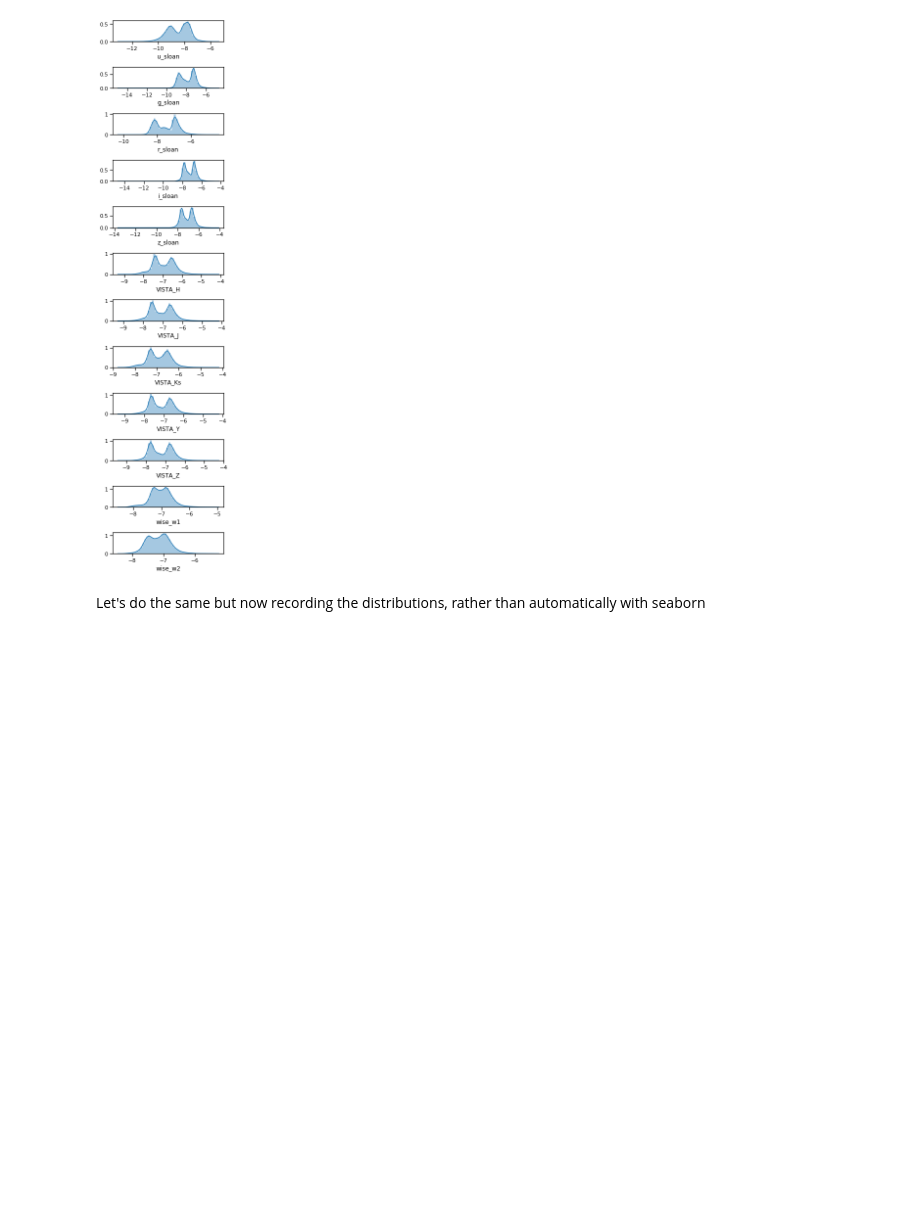
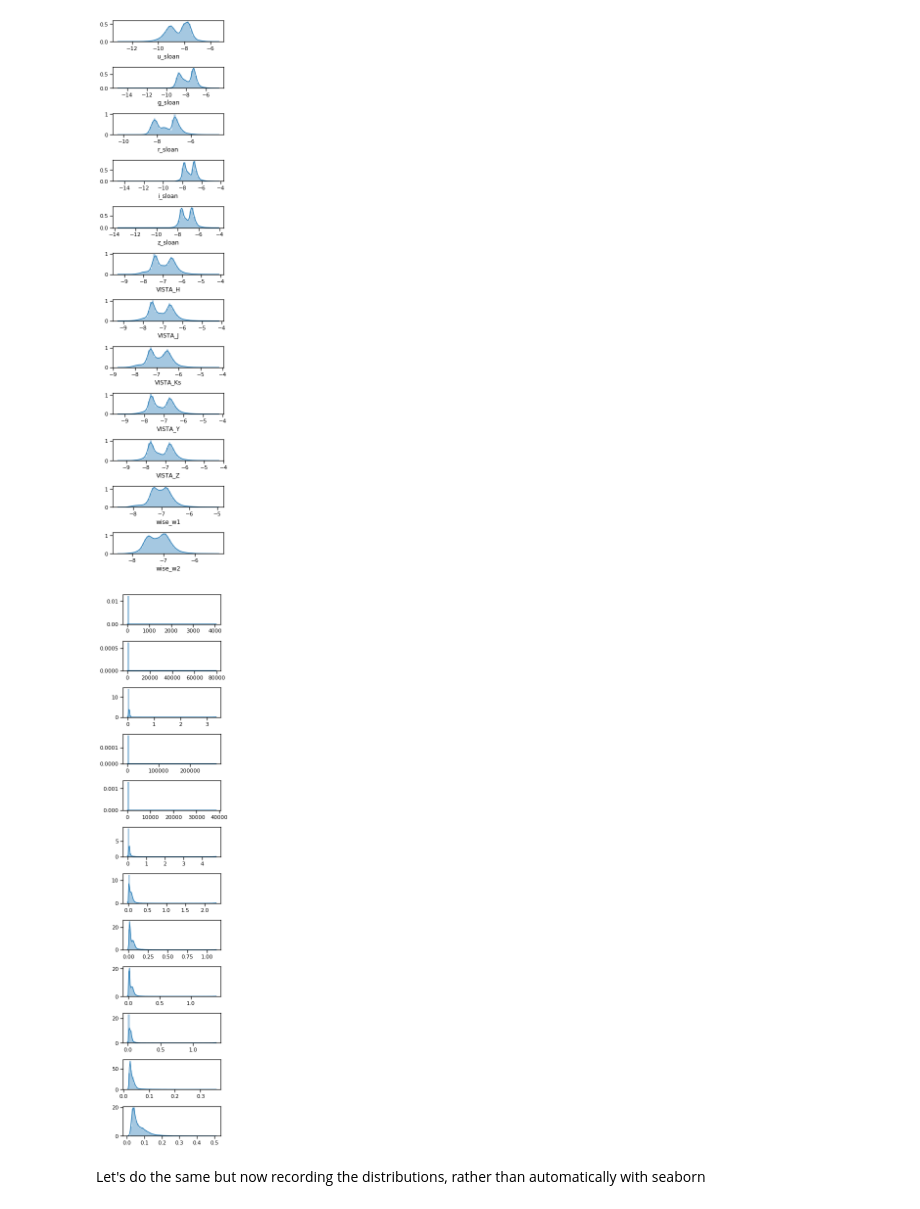
Before and after one commit to mwalmsley/agnfinder, a Jupyter notebook: notebooks/inference/select_cube_subsample.ipynb, the cells around one changed output. Drawn from its saved outputs; the diff is of its cells as text; code cells hidden in the pictures; blank space fills up the shorter version.

```diff
--- a/notebooks/inference/select_cube_subsample.ipynb
+++ b/notebooks/inference/select_cube_subsample.ipynb
@@ -58,6 +58,15 @@ for n, band in enumerate(bands):
 fig.tight_layout()
 # %% [output]
 [figure]
+# %%
+# bimodal because of the high-z QSO, presumably
+fig, axes = plt.subplots(nrows=len(bands), figsize=(4, 16))
+for n, band in enumerate(bands):
+    ax = axes[n]
+    sns.distplot(df[errors[n]]/df[band], ax=ax)
+fig.tight_layout()
+# %% [output]
+[figure, added]
 # %% [markdown]
 Let's do the same but now recording the distributions, rather than automatically with seaborn
 # %%
```
Also changed, not shown: 3 other files.
